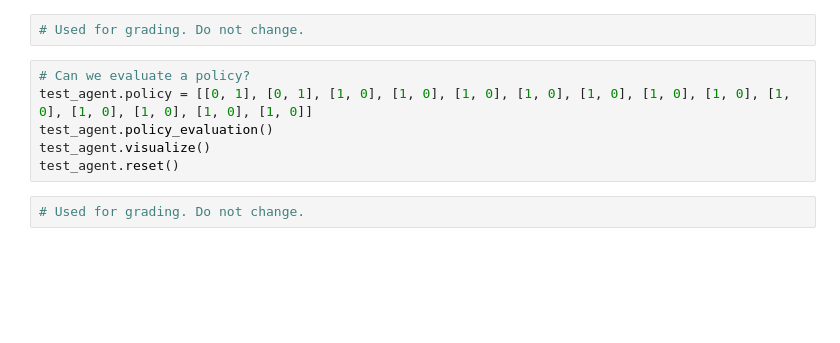
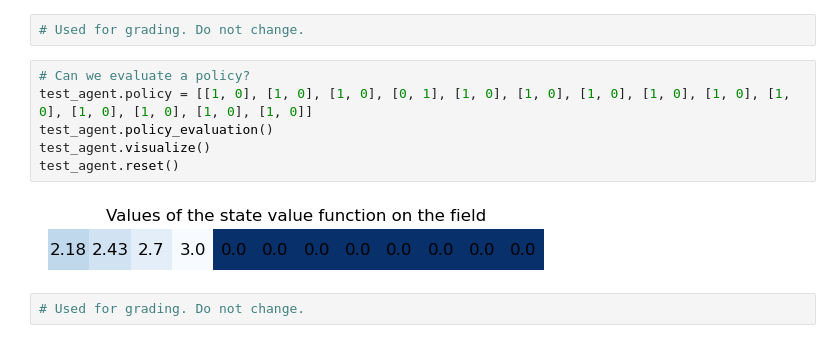
Before and after one commit to hanusspi/Assignments, a Jupyter notebook: bonus_point_assignment_1/task_01/task_sheet_01.ipynb, the cells around one changed output. Saved outputs shown, nothing was run; the diff lists cells and outputs as text; blank space fills up the shorter version.

Commit message:
fixed 1.3 policy improvement

```diff
--- a/bonus_point_assignment_1/task_01/task_sheet_01.ipynb
+++ b/bonus_point_assignment_1/task_01/task_sheet_01.ipynb
@@ -602,10 +673,12 @@ test_agent.reset()
 # Used for grading. Do not change.
 # %%
 # Can we evaluate a policy?
-test_agent.policy = [[0, 1], [0, 1], [1, 0], [1, 0], [1, 0], [1, 0], [1, 0], [1, 0], [1, 0], [1, 0], [1, 0], [1, 0], [1, 0], [1, 0]]
+test_agent.policy = [[1, 0], [1, 0], [1, 0], [0, 1], [1, 0], [1, 0], [1, 0], [1, 0], [1, 0], [1, 0], [1, 0], [1, 0], [1, 0], [1, 0]]
 test_agent.policy_evaluation()
 test_agent.visualize()
 test_agent.reset()
+# %% [output]
+[figure, added]
 # %%
 # Used for grading. Do not change.
 # %%
```
Also changed, not shown: parts of 6 cells of this notebook, 2 other files.
